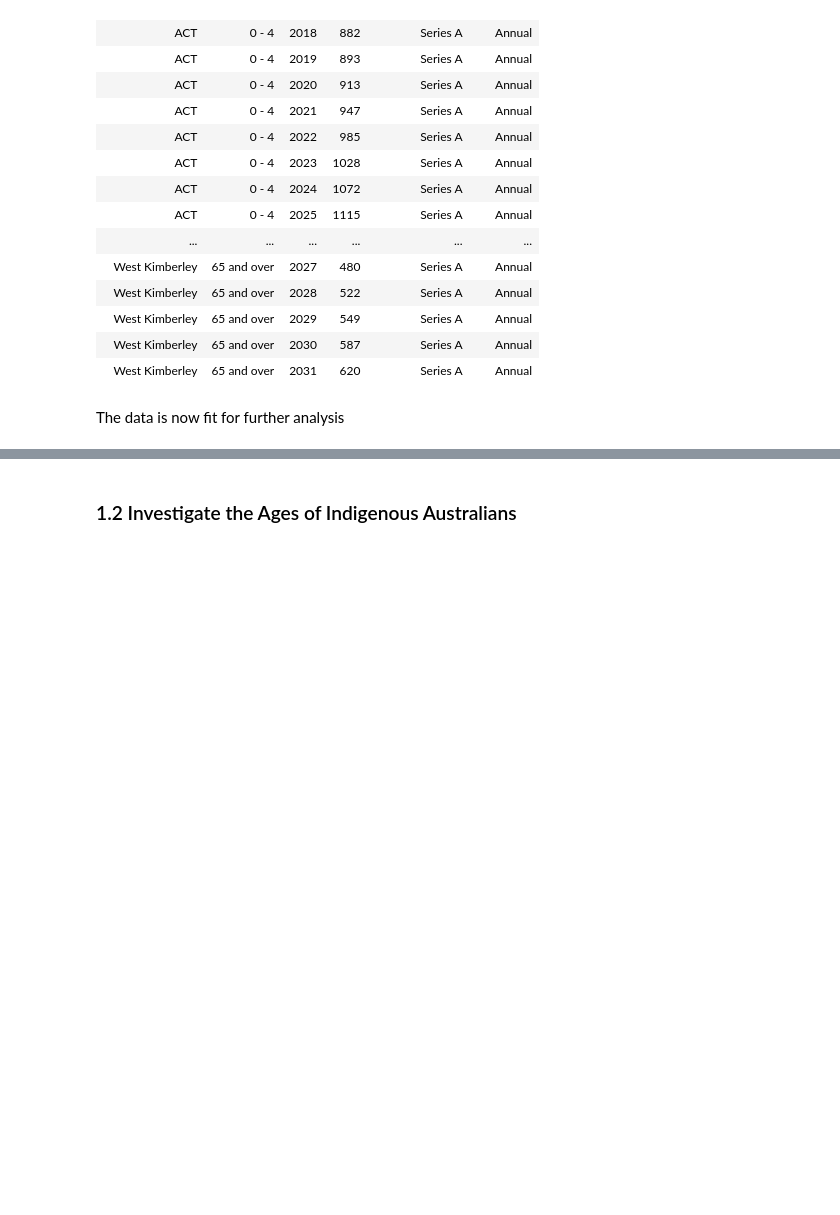
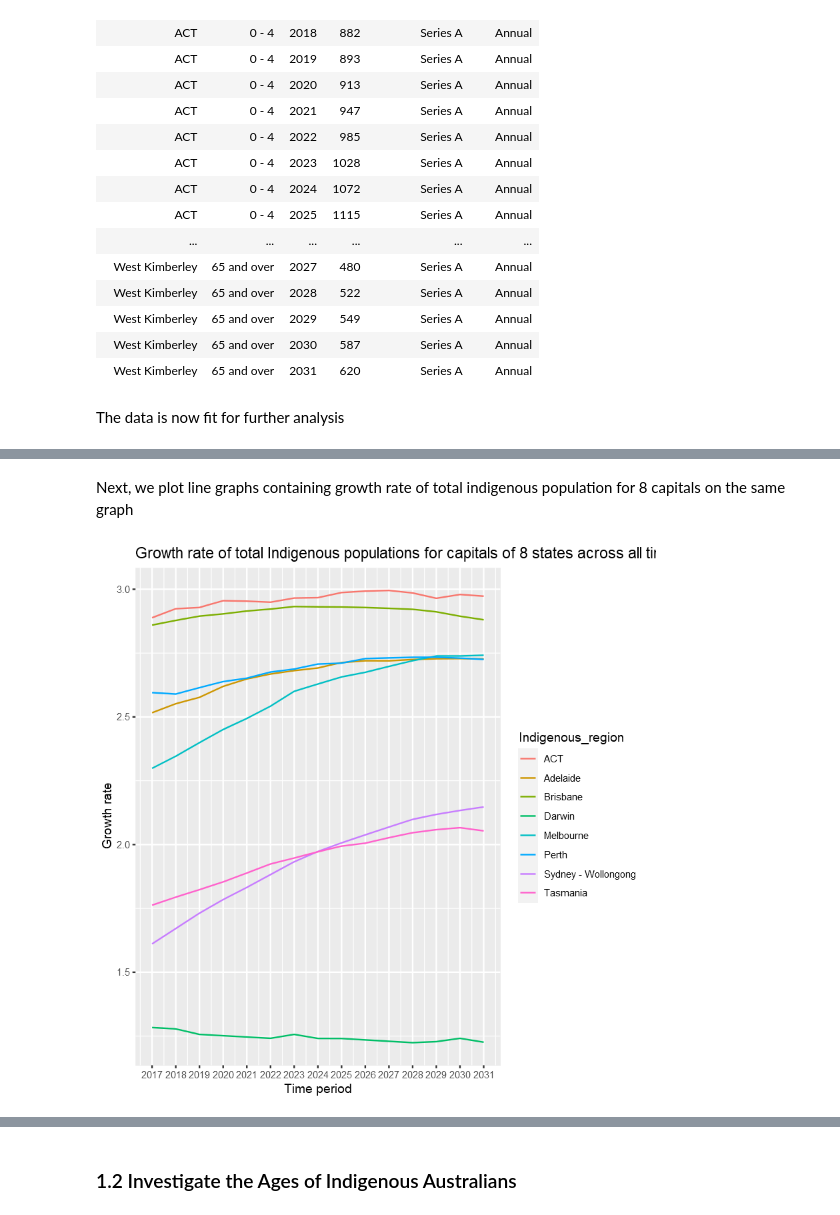
Before and after one commit to DanielTranDS/Aus-Immunisation-EDA-DataWrangling, a Jupyter notebook: Aus_EDA_Wrangling.ipynb, the cells around one changed output, grey strips where cells are left out. Cells and saved outputs as stored; diff of their text form; code cells hidden in the pictures; blank space fills up the shorter version.

Commit message:
Implement analysis on the distribution of Indigenous Australians

```diff
--- a/Aus_EDA_Wrangling.ipynb
+++ b/Aus_EDA_Wrangling.ipynb
@@ -150,0 +157,6 @@ The data is now fit for further analysis
+# %%
+tot_pop_year_region<-indig_byregion %>%
+    #Groupby region and time period
+    group_by(Indigenous_region,TIME) %>%
+    #in each groupby, get the sum of Value
+    summarize_at(vars(Value),funs(sum))
@@ -150,0 +228,4 @@ The data is now fit for further analysis
+# %%
+capital_pop <- tot_pop_year_region[tot_pop_year_region$Indigenous_region %in% c('ACT',
+    'Sydney - Wollongong','Darwin','Brisbane','Adelaide','Tasmania','Melbourne','Perth'),]
+capital_pop
@@ -150,0 +252,2 @@ The data is now fit for further analysis
+# %%
+capital_pop$rate<-ave(capital_pop$Value,capital_pop$Indigenous_region,FUN=function(x) c(0,(diff(x)/x)*100))
@@ -150,0 +272,3 @@ The data is now fit for further analysis
+# %%
+capital_pop<-capital_pop[capital_pop$TIME!='2016',]
+capital_pop
@@ -150,0 +293,11 @@ The data is now fit for further analysis
+# %% [markdown]
+Next, we plot line graphs containing growth rate of total indigenous population for 8 capitals on the same graph
+# %%
+capital_pop %>%
+    ggplot(aes(TIME,rate,colour=Indigenous_region,group=Indigenous_region)) +
+    scale_x_continuous(breaks=seq(2017,2031,by=1))+
+    geom_line()+
+    labs(title='Growth rate of total Indigenous populations for capitals of 8 states across all time periods',
+        y='Growth rate',x='Time period')
+# %% [output]
+[figure, added]
```
Also changed, not shown: parts of 20 cells of this notebook.
